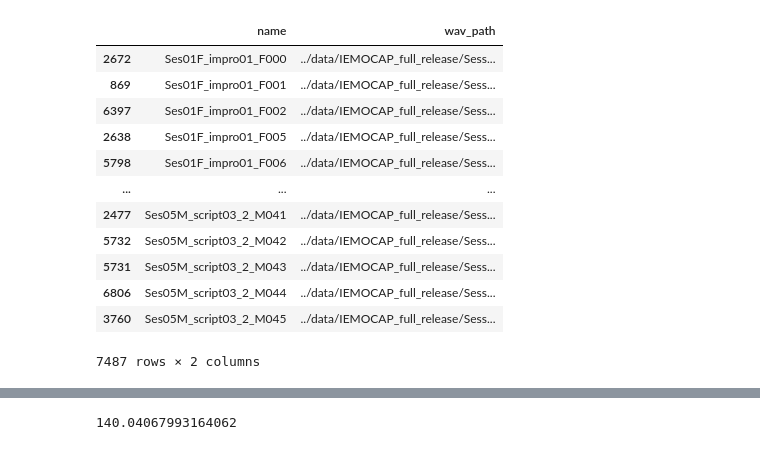
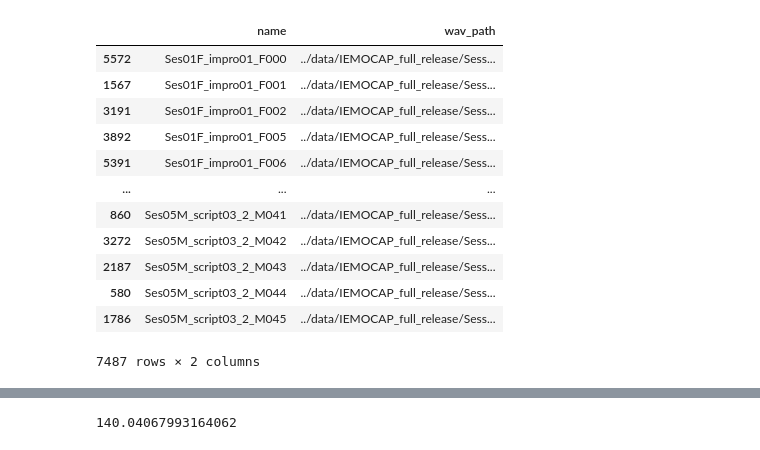
Before and after one commit to noparkee/Natural-Language-Process-Team-Project, a Jupyter notebook: preprocess/2_make_audio.ipynb, the cells around one changed output, grey strips where cells are left out. Saved outputs shown, nothing was run; the diff lists cells and outputs as text; code cells hidden in the pictures.

```diff
--- a/preprocess/2_make_audio.ipynb
+++ b/preprocess/2_make_audio.ipynb
@@ -6,23 +6,23 @@ import numpy as np
 import torch
 # %%
 #import file description
-data = pd.read_pickle('../data/description3.pkl')
+data = pd.read_pickle('../data/description4.pkl')
 data = data[['name','wav_path']]
 data = data.sort_values(by='name')
 data
 # %% [output]
 |  | name | wav_path |
-| 2672 | Ses01F_impro01_F000 | ../data/IEMOCAP_full_release/Sess... |
-| 869 | Ses01F_impro01_F001 | ../data/IEMOCAP_full_release/Sess... |
-| 6397 | Ses01F_impro01_F002 | ../data/IEMOCAP_full_release/Sess... |
-| 2638 | Ses01F_impro01_F005 | ../data/IEMOCAP_full_release/Sess... |
-| 5798 | Ses01F_impro01_F006 | ../data/IEMOCAP_full_release/Sess... |
+| 5572 | Ses01F_impro01_F000 | ../data/IEMOCAP_full_release/Sess... |
+| 1567 | Ses01F_impro01_F001 | ../data/IEMOCAP_full_release/Sess... |
+| 3191 | Ses01F_impro01_F002 | ../data/IEMOCAP_full_release/Sess... |
+| 3892 | Ses01F_impro01_F005 | ../data/IEMOCAP_full_release/Sess... |
+| 5391 | Ses01F_impro01_F006 | ../data/IEMOCAP_full_release/Sess... |
 | ... | ... | ... |
-| 2477 | Ses05M_script03_2_M041 | ../data/IEMOCAP_full_release/Sess... |
-| 5732 | Ses05M_script03_2_M042 | ../data/IEMOCAP_full_release/Sess... |
-| 5731 | Ses05M_script03_2_M043 | ../data/IEMOCAP_full_release/Sess... |
-| 6806 | Ses05M_script03_2_M044 | ../data/IEMOCAP_full_release/Sess... |
-| 3760 | Ses05M_script03_2_M045 | ../data/IEMOCAP_full_release/Sess... |
+| 860 | Ses05M_script03_2_M041 | ../data/IEMOCAP_full_release/Sess... |
+| 3272 | Ses05M_script03_2_M042 | ../data/IEMOCAP_full_release/Sess... |
+| 2187 | Ses05M_script03_2_M043 | ../data/IEMOCAP_full_release/Sess... |
+| 580 | Ses05M_script03_2_M044 | ../data/IEMOCAP_full_release/Sess... |
+| 1786 | Ses05M_script03_2_M045 | ../data/IEMOCAP_full_release/Sess... |
 7487 rows × 2 columns
 # %%
 ##try one data
```
Also changed, not shown: parts of 12 cells of this notebook, 13 other files.
